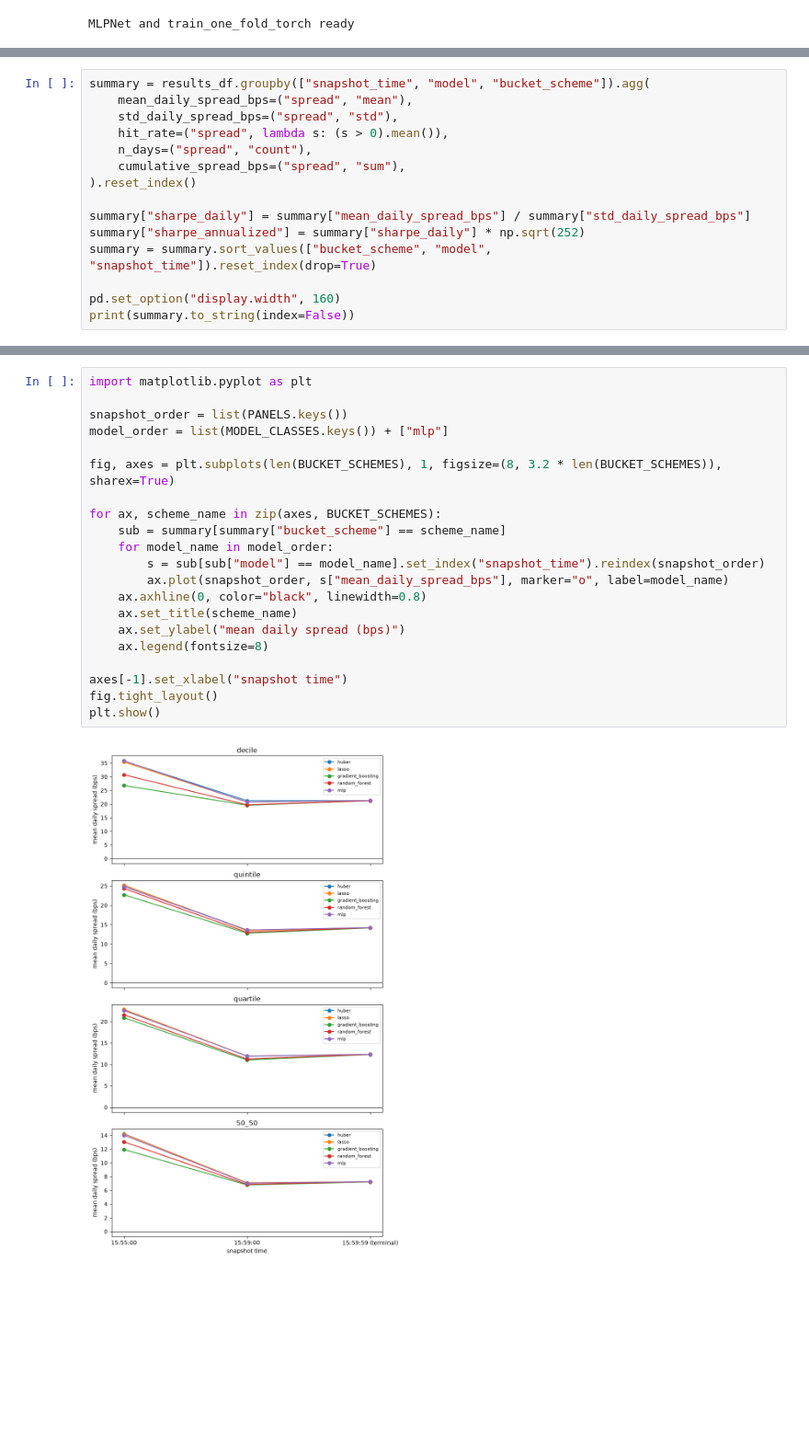
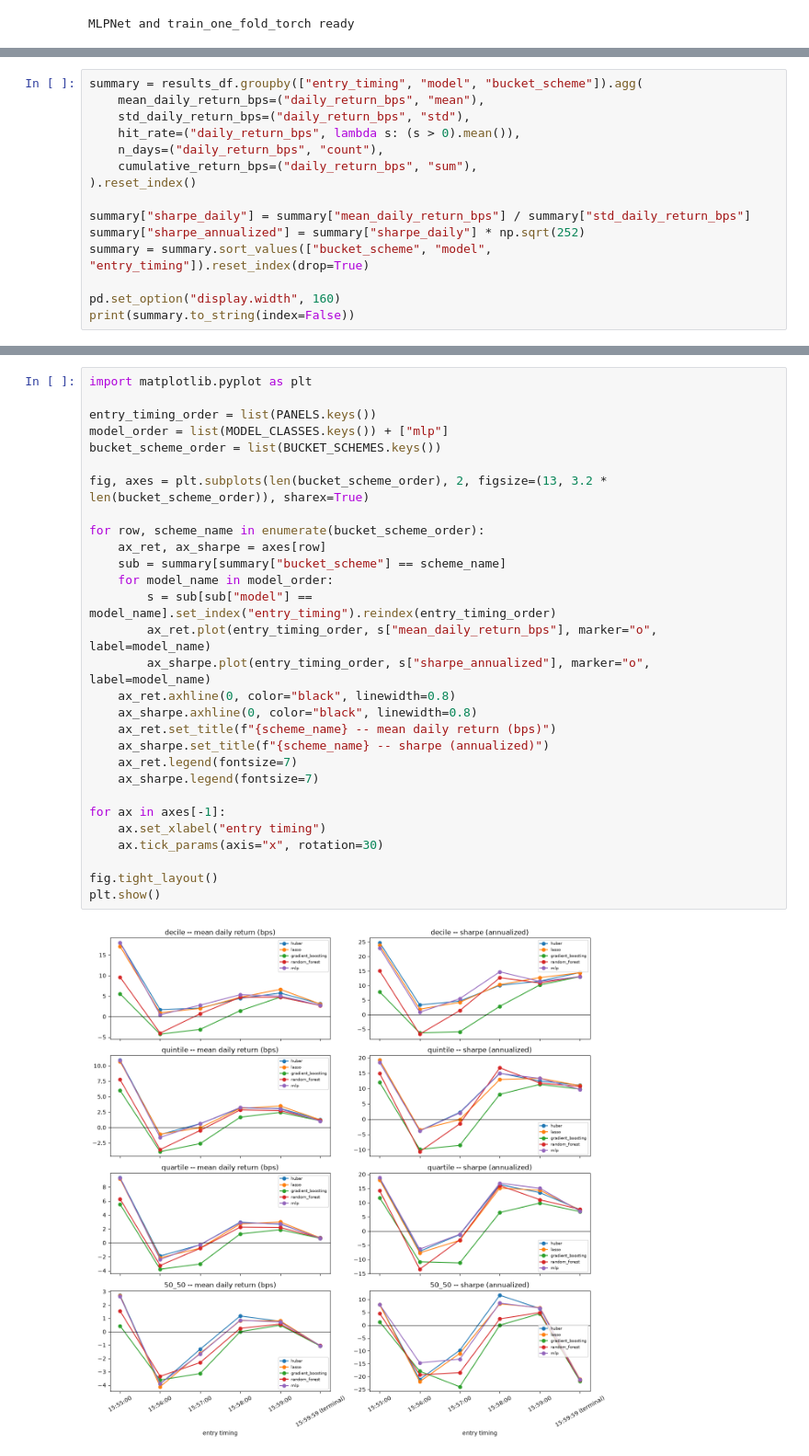
Before and after one commit to abprada/close_auction_project, a Jupyter notebook: 05) backtest.ipynb, the cells around one changed output, grey strips where cells are left out. Shown at 92% size. Saved outputs shown, nothing was run; the diff lists cells and outputs as text; blank space fills up the shorter version.

```diff
--- a/05) backtest.ipynb
+++ b/05) backtest.ipynb
@@ -348,15 +375,15 @@ Sharpe is computed on the daily spread series (non-overlapping, one observation
 # %%
-summary = results_df.groupby(["snapshot_time", "model", "bucket_scheme"]).agg(
-    mean_daily_spread_bps=("spread", "mean"),
-    std_daily_spread_bps=("spread", "std"),
-    hit_rate=("spread", lambda s: (s > 0).mean()),
-    n_days=("spread", "count"),
-    cumulative_spread_bps=("spread", "sum"),
+summary = results_df.groupby(["entry_timing", "model", "bucket_scheme"]).agg(
+    mean_daily_return_bps=("daily_return_bps", "mean"),
+    std_daily_return_bps=("daily_return_bps", "std"),
+    hit_rate=("daily_return_bps", lambda s: (s > 0).mean()),
+    n_days=("daily_return_bps", "count"),
+    cumulative_return_bps=("daily_return_bps", "sum"),
 ).reset_index()
 
-summary["sharpe_daily"] = summary["mean_daily_spread_bps"] / summary["std_daily_spread_bps"]
+summary["sharpe_daily"] = summary["mean_daily_return_bps"] / summary["std_daily_return_bps"]
 summary["sharpe_annualized"] = summary["sharpe_daily"] * np.sqrt(252)
-summary = summary.sort_values(["bucket_scheme", "model", "snapshot_time"]).reset_index(drop=True)
+summary = summary.sort_values(["bucket_scheme", "model", "entry_timing"]).reset_index(drop=True)
 
 pd.set_option("display.width", 160)
 print(summary.to_string(index=False))
@@ -383,23 +412,31 @@ print(summary.to_string(index=False))
 # %%
 import matplotlib.pyplot as plt
 
-snapshot_order = list(PANELS.keys())
+entry_timing_order = list(PANELS.keys())
 model_order = list(MODEL_CLASSES.keys()) + ["mlp"]
+bucket_scheme_order = list(BUCKET_SCHEMES.keys())
 
-fig, axes = plt.subplots(len(BUCKET_SCHEMES), 1, figsize=(8, 3.2 * len(BUCKET_SCHEMES)), sharex=True)
+fig, axes = plt.subplots(len(bucket_scheme_order), 2, figsize=(13, 3.2 * len(bucket_scheme_order)), sharex=True)
 
-for ax, scheme_name in zip(axes, BUCKET_SCHEMES):
+for row, scheme_name in enumerate(bucket_scheme_order):
+    ax_ret, ax_sharpe = axes[row]
     sub = summary[summary["bucket_scheme"] == scheme_name]
     for model_name in model_order:
-        s = sub[sub["model"] == model_name].set_index("snapshot_time").reindex(snapshot_order)
-        ax.plot(snapshot_order, s["mean_daily_spread_bps"], marker="o", label=model_name)
-    ax.axhline(0, color="black", linewidth=0.8)
-    ax.set_title(scheme_name)
-    ax.set_ylabel("mean daily spread (bps)")
-    ax.legend(fontsize=8)
+        s = sub[sub["model"] == model_name].set_index("entry_timing").reindex(entry_timing_order)
+        ax_ret.plot(entry_timing_order, s["mean_daily_return_bps"], marker="o", label=model_name)
+        ax_sharpe.plot(entry_timing_order, s["sharpe_annualized"], marker="o", label=model_name)
+    ax_ret.axhline(0, color="black", linewidth=0.8)
+    ax_sharpe.axhline(0, color="black", linewidth=0.8)
+    ax_ret.set_title(f"{scheme_name} -- mean daily return (bps)")
+    ax_sharpe.set_title(f"{scheme_name} -- sharpe (annualized)")
+    ax_ret.legend(fontsize=7)
+    ax_sharpe.legend(fontsize=7)
 
-axes[-1].set_xlabel("snapshot time")
+for ax in axes[-1]:
+    ax.set_xlabel("entry timing")
+    ax.tick_params(axis="x", rotation=30)
+
 fig.tight_layout()
 plt.show()
 # %% [output]
-[figure, old version]
+[figure, new version]
```
Also changed, not shown: parts of 13 cells of this notebook.
